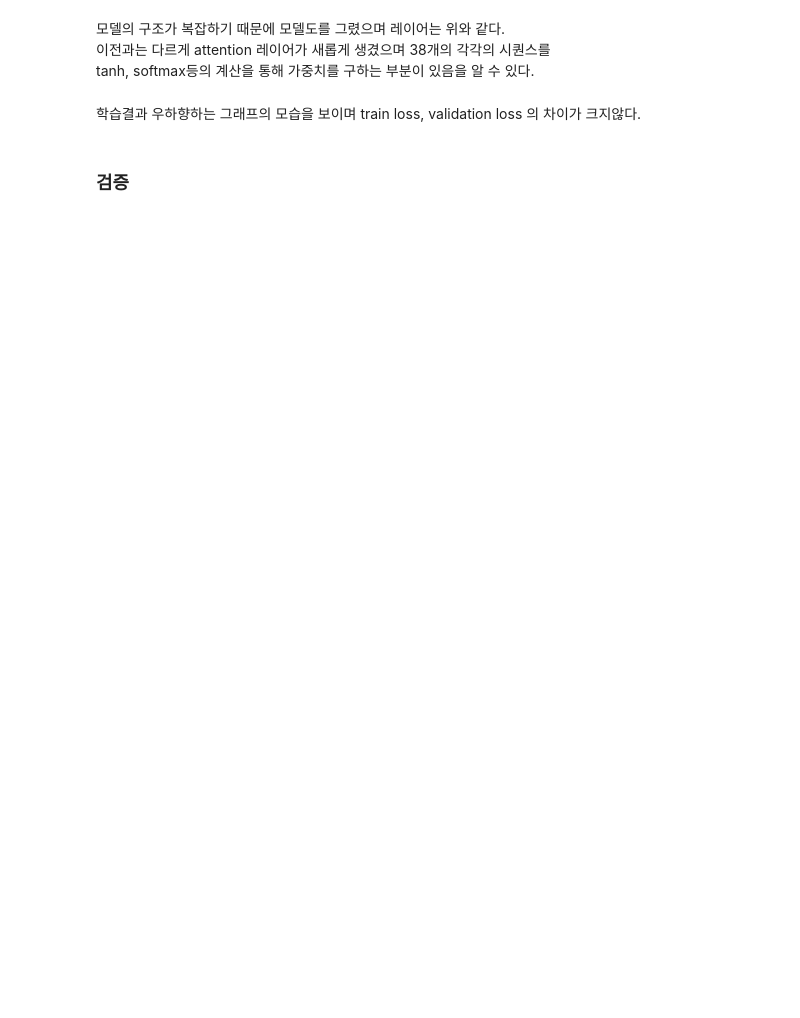
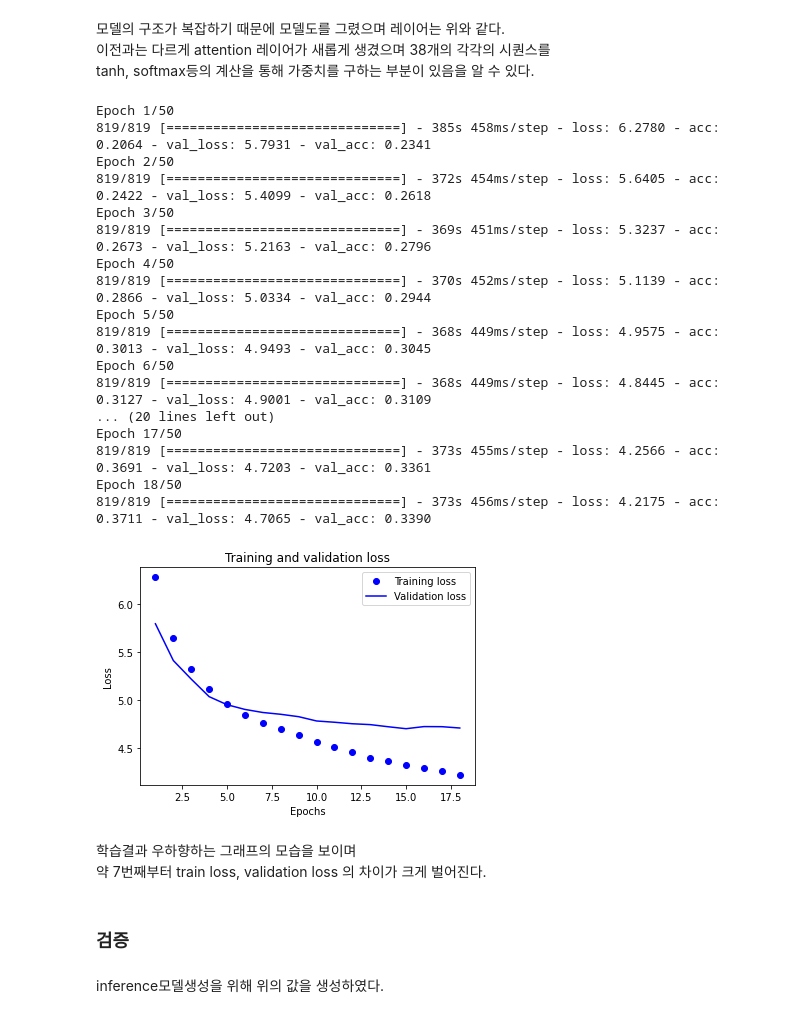
Before and after one commit to hwangsae91/project_so, a Jupyter notebook: exploration/221025/[Exp_12]20221025.ipynb, the cells around one changed output. Cells and saved outputs as stored; diff of their text form; code cells hidden in the pictures; blank space fills up the shorter version.

```diff
--- a/exploration/221025/[Exp_12]20221025.ipynb
+++ b/exploration/221025/[Exp_12]20221025.ipynb
@@ -78,7 +90,7 @@ HIDDEN_STATE_NUM = 64 # hidden state의 노드수
 fit_kwargs = {
     "epochs":50 # epoch 횟수
     , "batch_size":HIDDEN_STATE_NUM
-    , "callbacks":EarlyStopping(monitor="val_acc", patience=3)
+    , "callbacks":EarlyStopping(monitor="val_loss", patience=3)
     , "shuffle" : True # epoch당 셔플을 할지의 여부
     ,"validation_data": None # 추후 추가예정
     , "verbose":1
@@ -512,29 +597,49 @@ tanh, softmax등의 계산을 통해 가중치를 구하는 부분이 있음을
 # %%
 fit_kwargs['validation_data'] = ([encoder_input_test, decoder_input_test], decoder_target_test)
 
 model.compile(
-    optimizer=tf.keras.optimizers.RMSprop(learning_rate=0.0002, rho=0.5)
+    optimizer=tf.keras.optimizers.RMSprop(learning_rate=0.002)
     , loss="sparse_categorical_crossentropy", metrics=['acc']
 )
 history_dict = model.fit(
             x=[encoder_input_train, decoder_input_train]
             , y=decoder_target_train
             , **fit_kwargs).history
 
 loss = history_dict['loss']
 val_loss = history_dict['val_loss']
 
 epoch = range(1, len(loss) + 1)
 
 plt.plot(epoch, loss, 'bo', label='Training loss')
 plt.plot(epoch, val_loss, 'b', label='Validation loss')
 plt.title('Training and validation loss')
 plt.xlabel('Epochs')
 plt.ylabel('Loss')
 plt.legend()
 plt.show()
+# %% [output]
+Epoch 1/50
+819/819 [==============================] - 385s 458ms/step - loss: 6.2780 - acc: 0.2064 - val_loss: 5.7931 - val_acc: 0.2341
+Epoch 2/50
+819/819 [==============================] - 372s 454ms/step - loss: 5.6405 - acc: 0.2422 - val_loss: 5.4099 - val_acc: 0.2618
+Epoch 3/50
+819/819 [==============================] - 369s 451ms/step - loss: 5.3237 - acc: 0.2673 - val_loss: 5.2163 - val_acc: 0.2796
+Epoch 4/50
+819/819 [==============================] - 370s 452ms/step - loss: 5.1139 - acc: 0.2866 - val_loss: 5.0334 - val_acc: 0.2944
+Epoch 5/50
+819/819 [==============================] - 368s 449ms/step - loss: 4.9575 - acc: 0.3013 - val_loss: 4.9493 - val_acc: 0.3045
+Epoch 6/50
+819/819 [==============================] - 368s 449ms/step - loss: 4.8445 - acc: 0.3127 - val_loss: 4.9001 - val_acc: 0.3109
+... (20 lines left out)
+Epoch 17/50
+819/819 [==============================] - 373s 455ms/step - loss: 4.2566 - acc: 0.3691 - val_loss: 4.7203 - val_acc: 0.3361
+Epoch 18/50
+819/819 [==============================] - 373s 456ms/step - loss: 4.2175 - acc: 0.3711 - val_loss: 4.7065 - val_acc: 0.3390
+[figure, added]
 # %% [markdown]
-학습결과 우하향하는 그래프의 모습을 보이며 train loss, validation loss 의 차이가 크지않다.
+학습결과 우하향하는 그래프의 모습을 보이며<br>
+약 7번째부터 train loss, validation loss 의 차이가 크게 벌어진다.
 # %% [markdown]
 ### 검증
 # %%
@@ -546,3 +649,5 @@ tar_word_to_index
+# %% [markdown]
+inference모델생성을 위해 위의 값을 생성하였다.
 # %%
 # 인코더 설계
 encoder_model = Model(inputs=encoder_inputs, outputs=[encoder_outputs, state_h, state_c])
```
Also changed, not shown: parts of 25 cells of this notebook.
